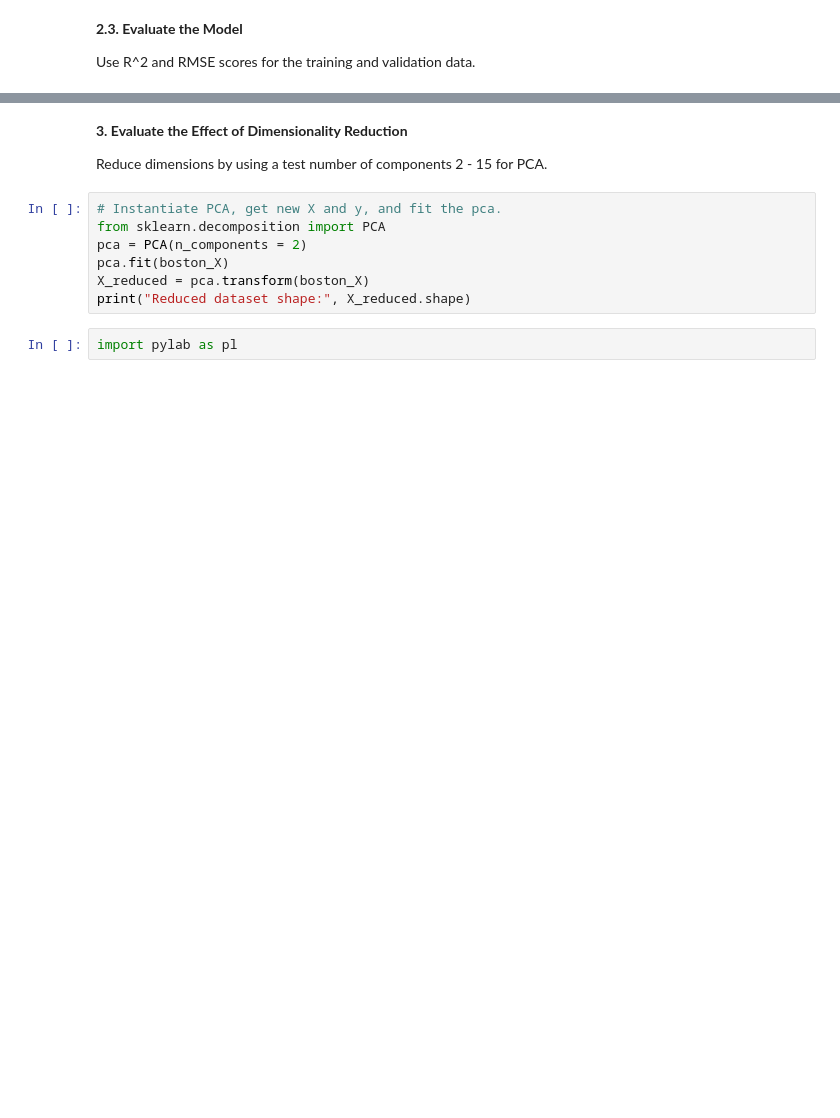
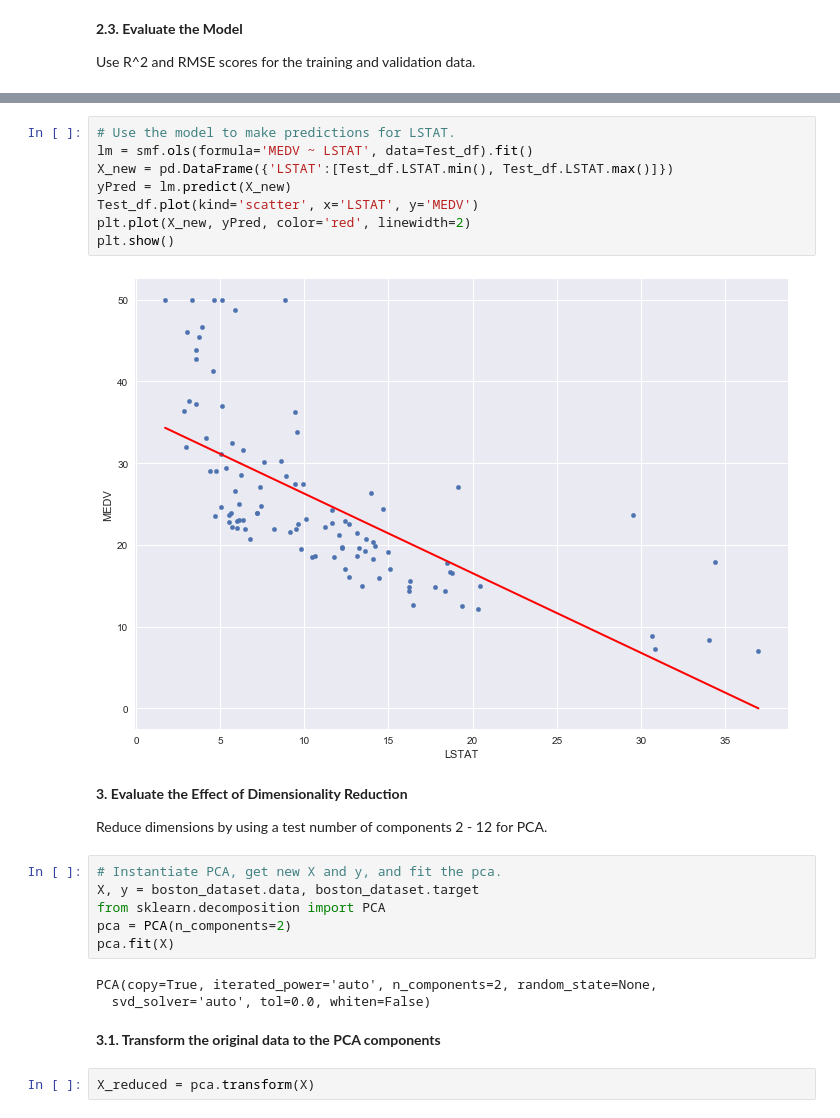
Before and after one commit to jmoakle2/CSC-505_2018_Assignment, a Jupyter notebook: Assignment_3/src/Oakley_Assignment_3.ipynb, the cells around one changed output, grey strips where cells are left out. Drawn from its saved outputs; the diff is of its cells as text; blank space fills up the shorter version.

```diff
--- a/Assignment_3/src/Oakley_Assignment_3.ipynb
+++ b/Assignment_3/src/Oakley_Assignment_3.ipynb
@@ -238,13 +252,27 @@ plt.show()
+# %%
+# Use the model to make predictions for LSTAT.
+lm = smf.ols(formula='MEDV ~ LSTAT', data=Test_df).fit()
+X_new = pd.DataFrame({'LSTAT':[Test_df.LSTAT.min(), Test_df.LSTAT.max()]})
+yPred = lm.predict(X_new)
+Test_df.plot(kind='scatter', x='LSTAT', y='MEDV')
+plt.plot(X_new, yPred, color='red', linewidth=2)
+plt.show()
+# %% [output]
+[figure, added]
 # %% [markdown]
 **3. Evaluate the Effect of Dimensionality Reduction**
 
-Reduce dimensions by using a test number of components 2 - 15 for PCA.
+Reduce dimensions by using a test number of components 2 - 12 for PCA.
 # %%
 # Instantiate PCA, get new X and y, and fit the pca.
+X, y = boston_dataset.data, boston_dataset.target
 from sklearn.decomposition import PCA
-pca = PCA(n_components = 2)
-pca.fit(boston_X)
-X_reduced = pca.transform(boston_X)
-print("Reduced dataset shape:", X_reduced.shape)
+pca = PCA(n_components=2)
+pca.fit(X)
+# %% [output]
+PCA(copy=True, iterated_power='auto', n_components=2, random_state=None,
+  svd_solver='auto', tol=0.0, whiten=False)
-# %%
-import pylab as pl
+# %% [markdown]
+**3.1. Transform the original data to the PCA components**
+# %%
+X_reduced = pca.transform(X)
```
Also changed, not shown: parts of 12 cells of this notebook.
